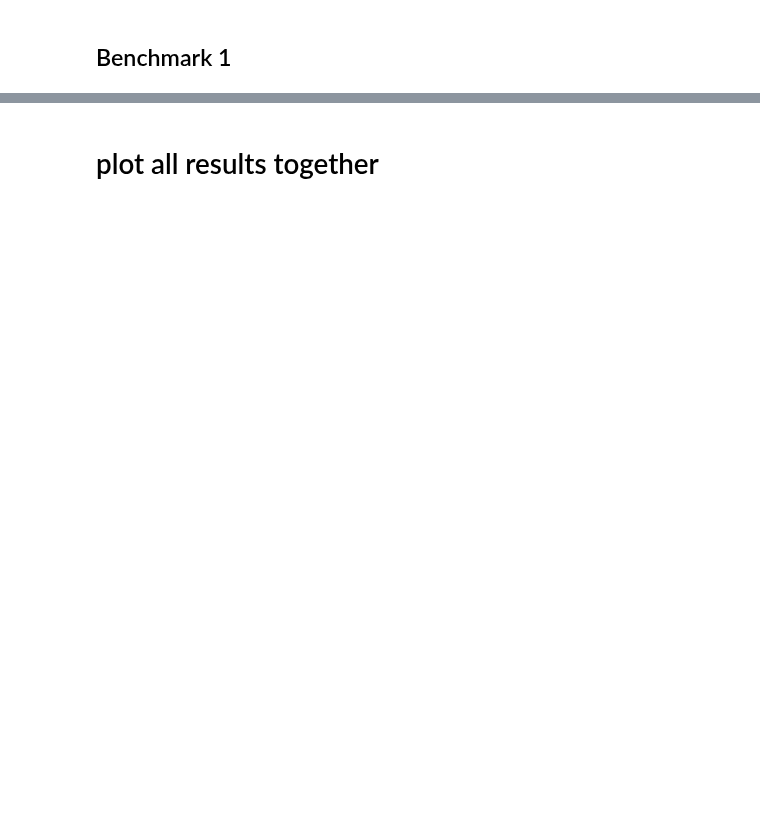
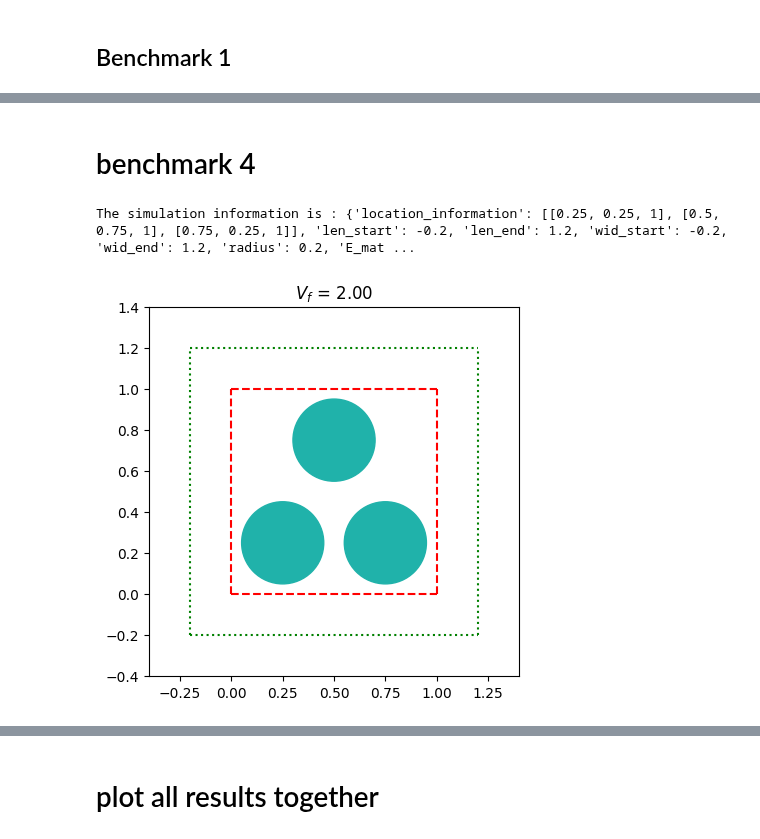
Before and after one commit to bessagroup/rvesimulator, a Jupyter notebook: examples/statistic_rve/statistic_rve.ipynb, the cells around one changed output, grey strips where cells are left out. Saved outputs shown, nothing was run; the diff lists cells and outputs as text; code cells hidden in the pictures; blank space fills up the shorter version.

```diff
--- a/examples/statistic_rve/statistic_rve.ipynb
+++ b/examples/statistic_rve/statistic_rve.ipynb
@@ -200,2 +186,3 @@ vol_frac=0.02
 # %%
-result_benchmark_3 = simulation_wrapper.run_simulation(data=data)
+results = simulation_wrapper.run_simulation(data=data.copy(),save_source_files=False)
+simulation_wrapper.save_data('benchmark_3.pickle')
@@ -249,0 +219,18 @@ plt.savefig('energy.png', dpi=300)
+# %% [markdown]
+# benchmark 4
+# %%
+simulation_wrapper.update_sim_info(loads=[0.03, 0.03, 0.03], mesh_partition=80, benchmark="benchmark_4", print_info=True)
+# plot the micro_structure
+location_info = simulation_wrapper.sim_info["location_information"]
+location_info = np.array(location_info)
+PlotRVE2D.cricle_inclusion_plot(circle_position=location_info,
+radius=simulation_wrapper.sim_info["radius"],
+len_start=simulation_wrapper.sim_info["len_start"],
+len_end = simulation_wrapper.sim_info["len_end"],
+wid_start=simulation_wrapper.sim_info["wid_start"],
+wid_end = simulation_wrapper.sim_info["wid_end"],
+vol_frac=0.02
+ )
+# %% [output]
+The simulation information is : {'location_information': [[0.25, 0.25, 1], [0.5, 0.75, 1], [0.75, 0.25, 1]], 'len_start': -0.2, 'len_end': 1.2, 'wid_start': -0.2, 'wid_end': 1.2, 'radius': 0.2, 'E_mat ...
+[figure, added]
```
Also changed, not shown: parts of 17 cells of this notebook, 23 other files.
